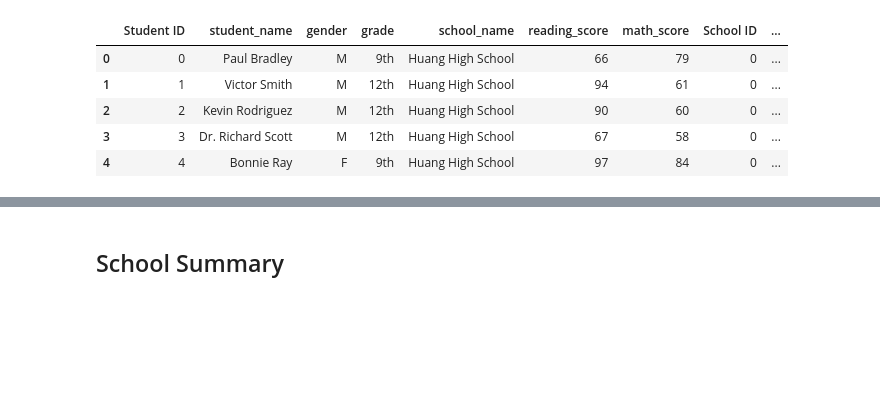
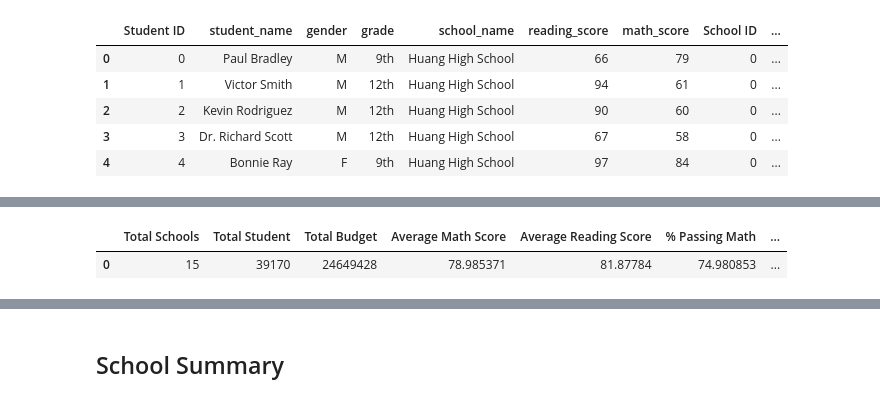
Before and after one commit to j-eikens/pandas-challenge, a Jupyter notebook: PyCitySchools/PyCitySchools_starter.ipynb, the cells around one changed output, grey strips where cells are left out. Saved outputs shown, nothing was run; the diff lists cells and outputs as text; code cells hidden in the pictures; blank space fills up the shorter version.

```diff
--- a/PyCitySchools/PyCitySchools_starter.ipynb
+++ b/PyCitySchools/PyCitySchools_starter.ipynb
@@ -93,19 +100,19 @@ school_data_complete_df.describe()
 # %%
 #total budget
 
-#school_data_complete_df['budget'] = school_data_complete_df['budget'].astype(float).map("${:,.2f}".format)
 unique_budget = school_data_complete_df['budget'].unique()
 
-#unique_budget['budget'] = unique_budget['budget'].astype(float).map("${:,.2f}.format")
 
 total_budget = unique_budget.sum()
 #total_budget = '$' + unique_budget.sum().round(2).astype(str) + '.00'
 
-total_buget = total_budget.astype(float)
+total_buget = str(total_budget)
 
 
 #type(total_budget)
 
 print(total_budget)
+print(unique_budget)
+type(total_budget)
 # %% [output]
 24649428
@@ -154,10 +138,16 @@ pass_read_math
 # %%
 district_summary_df = pd.DataFrame({'Total Schools': [school_count],
                                    'Total Student': [student_count],
-
+                                   'Total Budget': total_buget,
+                                    'Average Math Score': math_average,
+                                    'Average Reading Score': read_average,
                                     '% Passing Math': math_pass,
                                     '% Passing Reading': read_pass,
                                     '% Overall Passing': pass_read_math,
                                    })
 
 district_summary_df
+#missing formatting for total student. missing total_budget formatting
+# %% [output]
+|  | Total Schools | Total Student | Total Budget | Average Math Score | Average Reading Score | % Passing Math | ... |
+| 0 | 15 | 39170 | 24649428 | 78.985371 | 81.87784 | 74.980853 | ... |
```
Also changed, not shown: parts of 22 cells of this notebook.
